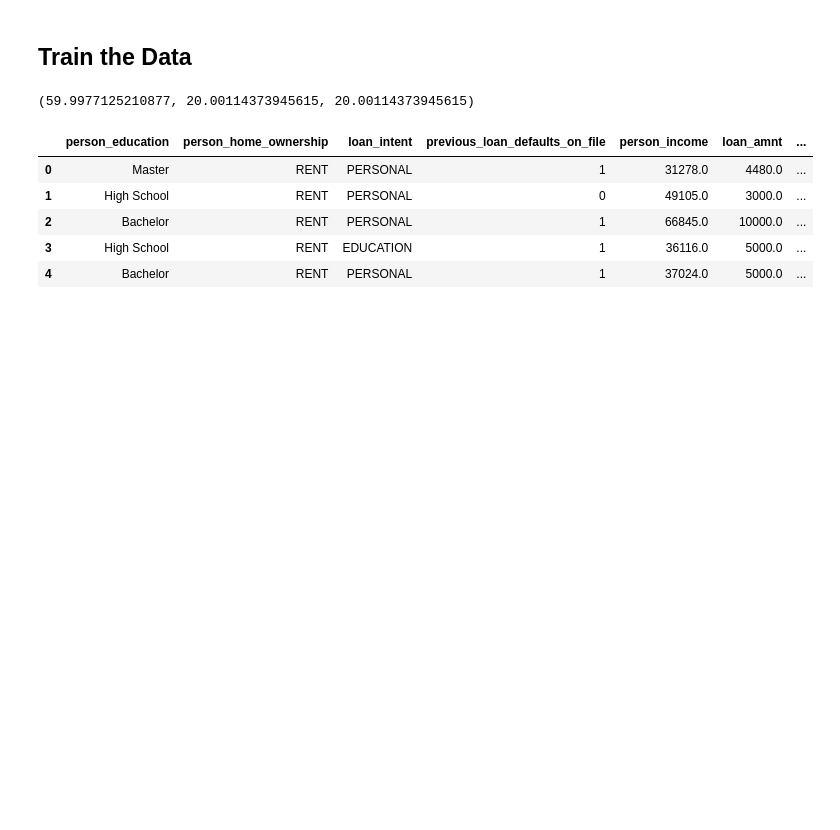
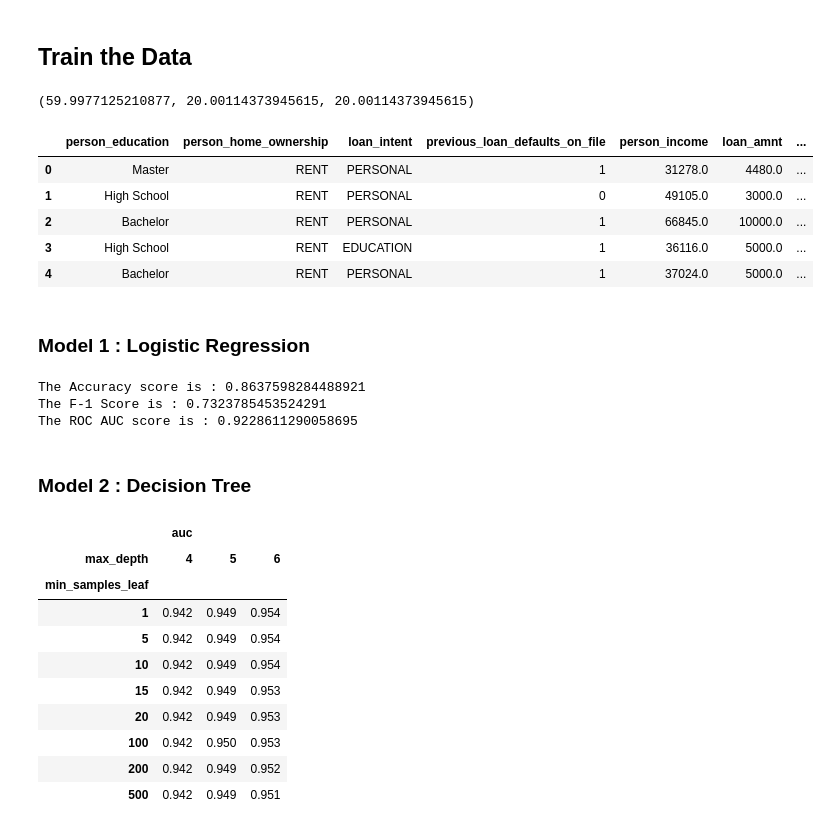
Before and after one commit to chaker88/ML-ZOOMCAMP-MidTermProject, a Jupyter notebook: project_notebook_v1.ipynb, the cells around one changed output. Saved outputs shown, nothing was run; the diff lists cells and outputs as text; code cells hidden in the pictures; blank space fills up the shorter version.

Commit message:
Use multiple models to train the data and make comaprison

```diff
--- a/project_notebook_v1.ipynb
+++ b/project_notebook_v1.ipynb
@@ -402,3 +405,60 @@ X_train.head()
 assert len(y_train) == len(X_train)
 assert len(y_val) == len(X_val)
 assert len(y_test) == len(X_test)
+# %%
+dv = DictVectorizer(sparse=False)
+
+train_dict = X_train.to_dict(orient="records")
+train_val = X_val.to_dict(orient="records")
+
+X_train_transformed = dv.fit_transform(train_dict)
+X_val_transformed = dv.transform(train_val)
+# %% [markdown]
+### Model 1 : Logistic Regression
+# %%
+lr = LogisticRegression(random_state=42)
+
+lr.fit(X_train_transformed,y_train)
+y_pred = lr.predict_proba(X_val_transformed)[:,1]
+y_pred_class = lr.predict(X_val_transformed)
+accuracy = accuracy_score(y_val,y_pred_class)
+F1 = f1_score(y_val,y_pred_class)
+auc = roc_auc_score(y_val,y_pred)
+
+print(f"The Accuracy score is : {accuracy}")
+print(f"The F-1 Score is : {F1}")
+print(f"The ROC AUC score is : {auc}")
+# %% [output]
+The Accuracy score is : 0.8637598284488921
+The F-1 Score is : 0.7323785453524291
+The ROC AUC score is : 0.9228611290058695
+# %% [markdown]
+### Model 2 : Decision Tree
+# %%
+scores = []
+
+for depth in [4, 5, 6]:
+    for s in [1, 5, 10, 15, 20, 500, 100, 200]:
+        dt = DecisionTreeClassifier(max_depth=depth, min_samples_leaf=s)
+        dt.fit(X_train_transformed, y_train)
+
+        y_pred = dt.predict_proba(X_val_transformed)[:, 1]
+        auc = roc_auc_score(y_val, y_pred)
+
+        scores.append((depth, s, auc))
+columns = ['max_depth', 'min_samples_leaf', 'auc']
+df_scores = pd.DataFrame(scores, columns=columns)
+df_scores_pivot = df_scores.pivot(index='min_samples_leaf', columns=['max_depth'], values=['auc'])
+df_scores_pivot.round(3)
+# %% [output]
+|  | auc |  |  |
+| max_depth | 4 | 5 | 6 |
+| min_samples_leaf |  |  |  |
+| 1 | 0.942 | 0.949 | 0.954 |
+| 5 | 0.942 | 0.949 | 0.954 |
+| 10 | 0.942 | 0.949 | 0.954 |
+| 15 | 0.942 | 0.949 | 0.953 |
+| 20 | 0.942 | 0.949 | 0.953 |
+| 100 | 0.942 | 0.950 | 0.953 |
+| 200 | 0.942 | 0.949 | 0.952 |
+| 500 | 0.942 | 0.949 | 0.951 |
```
Also changed, not shown: parts of 6 cells of this notebook.
